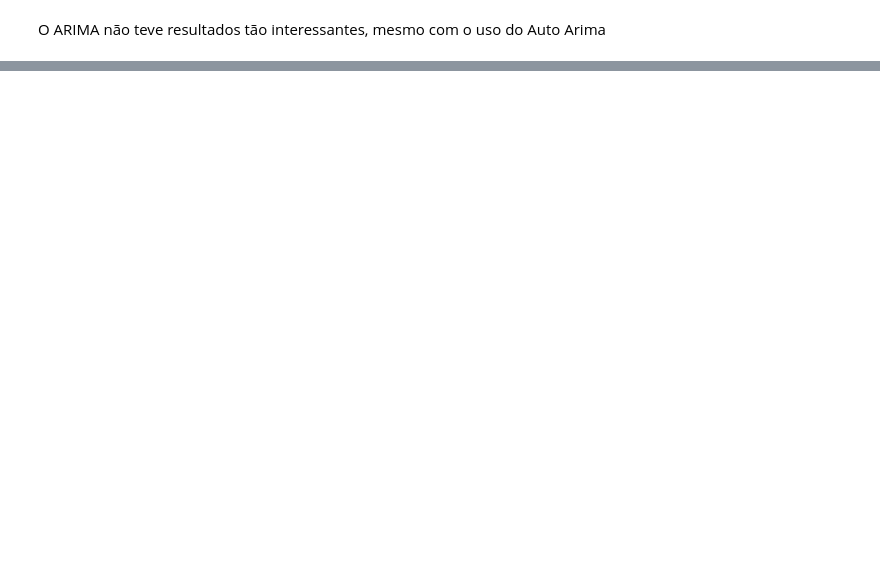
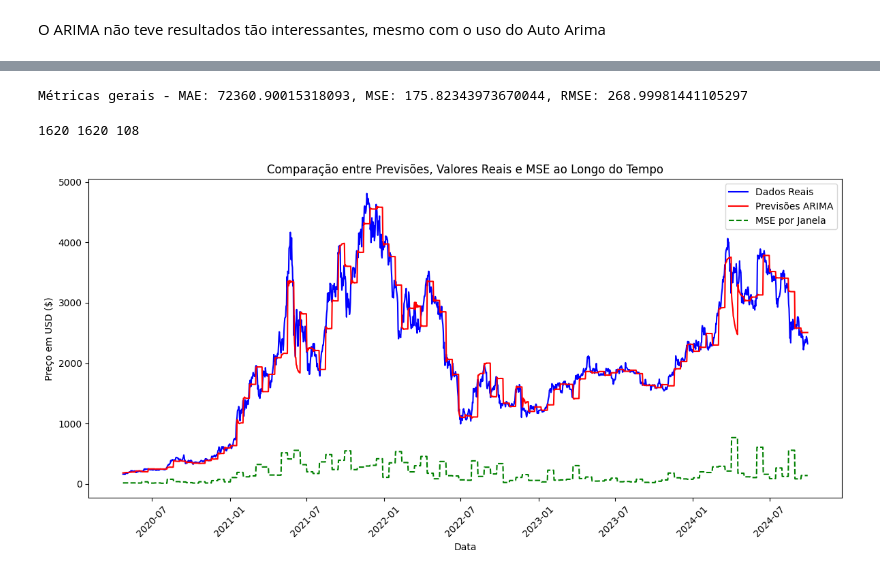
Before and after one commit to Eduardo-Barreto/do-you-want-to-play-ETH, a Jupyter notebook: noteooks/models/arima.ipynb, the cells around one changed output, grey strips where cells are left out. Drawn from its saved outputs; the diff is of its cells as text; code cells hidden in the pictures; blank space fills up the shorter version.

```diff
--- a/noteooks/models/arima.ipynb
+++ b/noteooks/models/arima.ipynb
@@ -148,0 +155,28 @@ O ARIMA não teve resultados tão interessantes, mesmo com o uso do Auto Arima
+# %%
+all_predictions = []
+all_test_data = []
+mae_list, mse_list, rmse_list = [], [], []
+# %%
+for start in range(0, len(close_data) - train_size - test_size, test_size):
+    data = close_data[start:start + train_size + test_size]
+
+    train_data, test_data = utils.split_train_test(data, train_size, test_size)
+
+    # Treinar o modelo ARIMA
+    model = ARIMA(train_data, order=(5, 1, 0))
+    model_fit = model.fit()
+
+    # Fazer previsões
+    predictions = model_fit.forecast(steps=test_size)
+
+    # Armazenar as previsões e os dados reais
+    all_predictions.extend(predictions)
+    all_test_data.extend(test_data)
+
+    # Adiciona as métricas também pra plotar depois
+    mae, mse, rmse = utils.get_metrics(test_data, predictions)
+    mae_list.append(mae)
+    mse_list.append(mse)
+    rmse_list.append(rmse)
+
+    print(f"Janela {start//test_size + 1}: MAE={mae}, MSE={mse}, RMSE={rmse}")
@@ -148,0 +247,28 @@ O ARIMA não teve resultados tão interessantes, mesmo com o uso do Auto Arima
+# %%
+mae, mse, rmse = utils.get_metrics(all_test_data, all_predictions)
+print(f"Métricas gerais - MAE: {mae}, MSE: {mse}, RMSE: {rmse}")
+# %% [output]
+Métricas gerais - MAE: 72360.90015318093, MSE: 175.82343973670044, RMSE: 268.99981441105297
+# %%
+print(len(all_test_data), len(all_predictions), len(mae_list))
+# %% [output]
+1620 1620 108
+# %%
+interpolated_mse = np.repeat(mse_list, len(all_test_data) // len(mse_list))
+# %%
+test_data_indices = close_data.index[-len(all_test_data):]
+# %%
+plt.figure(figsize=(12, 6))
+plt.plot(test_data_indices, all_test_data, label='Dados Reais', color='blue')
+plt.plot(test_data_indices, all_predictions, label='Previsões ARIMA', color='red')
+plt.plot(test_data_indices, interpolated_mse, label='MSE por Janela', color='green', linestyle='--')
+plt.title('Comparação entre Previsões, Valores Reais e MSE ao Longo do Tempo')
+plt.xlabel('Data')
+plt.xticks(rotation=45)
+plt.ylabel('Preço em USD ($)')
+plt.legend()
+
+plt.tight_layout()
+plt.show()
+# %% [output]
+[figure, added]
```
Also changed, not shown: parts of 9 cells of this notebook.
